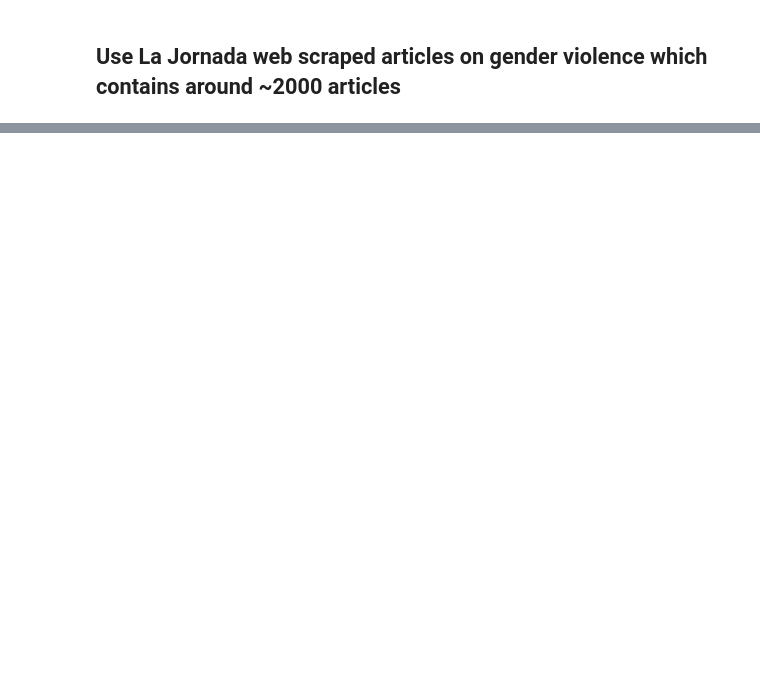
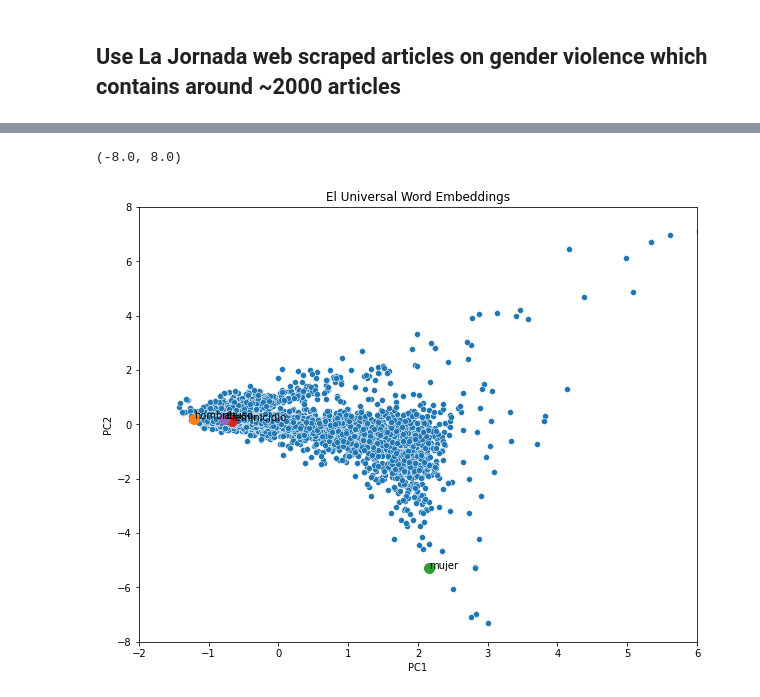
Before and after one commit to RobertoBarrosoLuque/GenderProject, a Jupyter notebook: notebook_experiments/embedding_eda.ipynb, the cells around one changed output, grey strips where cells are left out. Drawn from its saved outputs; the diff is of its cells as text; code cells hidden in the pictures; blank space fills up the shorter version.

```diff
--- a/notebook_experiments/embedding_eda.ipynb
+++ b/notebook_experiments/embedding_eda.ipynb
@@ -116,0 +152,16 @@ Finding words most similar to 'Morena' according to its embedding
+# %%
+result_el_universal = pca.fit_transform(X_universal)
+# %%
+plt.figure(figsize=(10,8))
+sns.scatterplot(x=result_el_universal[:, 0], y=result_el_universal[:, 1])
+for i, word in enumerate(words_of_interest):
+    plt.scatter(result_el_universal[i, 0], result_el_universal[i, 1], marker='o', s=100)
+    plt.annotate(word, xy=(result_el_universal[i, 0], result_el_universal[i, 1]))
+plt.xlabel("PC1")
+plt.ylabel("PC2")
+plt.title("El Universal Word Embeddings")
+plt.xlim([-2, 6])
+plt.ylim([-8, 8])
+# %% [output]
+(-8.0, 8.0)
+[figure, added]
```
Also changed, not shown: parts of 17 cells of this notebook.
